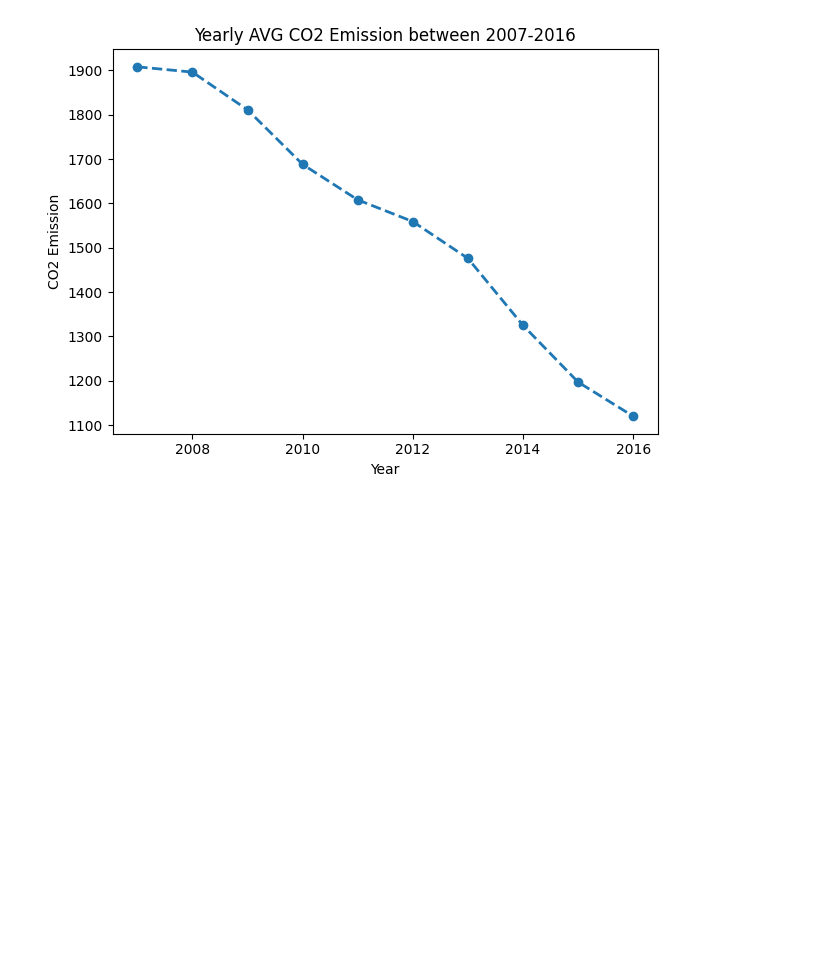
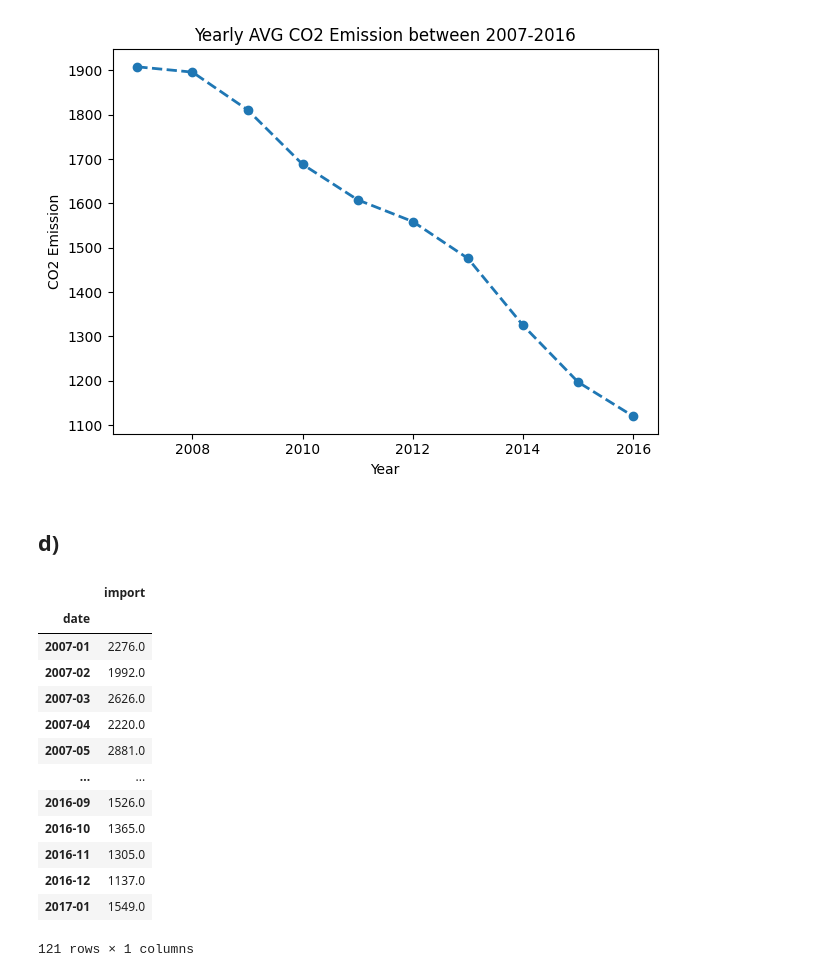
Before and after one commit to fredrikkron/data-visualization-fredrik-kron-de24, a Jupyter notebook: exercises/exercise_0/0.0.ipynb, the cells around one changed output. Cells and saved outputs as stored; diff of their text form; code cells hidden in the pictures; blank space fills up the shorter version.

```diff
--- a/exercises/exercise_0/0.0.ipynb
+++ b/exercises/exercise_0/0.0.ipynb
@@ -157,3 +157,31 @@ fig.tight_layout()
 fig.savefig("figures/CO2_Emission.png")
 # %% [output]
 [figure]
+# %% [markdown]
+## d)
+# %%
+df_imports = duckdb.query("""
+    SELECT
+        year || '-' || LPAD(CAST(month AS VARCHAR), 2, '0') AS date,
+        SUM(import) AS import
+    FROM df
+    GROUP BY year, month, import
+    ORDER BY year, month
+""").df().set_index("date")
+
+df_imports
+# %% [output]
+|  | import |
+| date |  |
+| 2007-01 | 2276.0 |
+| 2007-02 | 1992.0 |
+| 2007-03 | 2626.0 |
+| 2007-04 | 2220.0 |
+| 2007-05 | 2881.0 |
+| ... | ... |
+| 2016-09 | 1526.0 |
+| 2016-10 | 1365.0 |
+| 2016-11 | 1305.0 |
+| 2016-12 | 1137.0 |
+| 2017-01 | 1549.0 |
+121 rows × 1 columns
```
Also changed, not shown: parts of 1 cell of this notebook.
